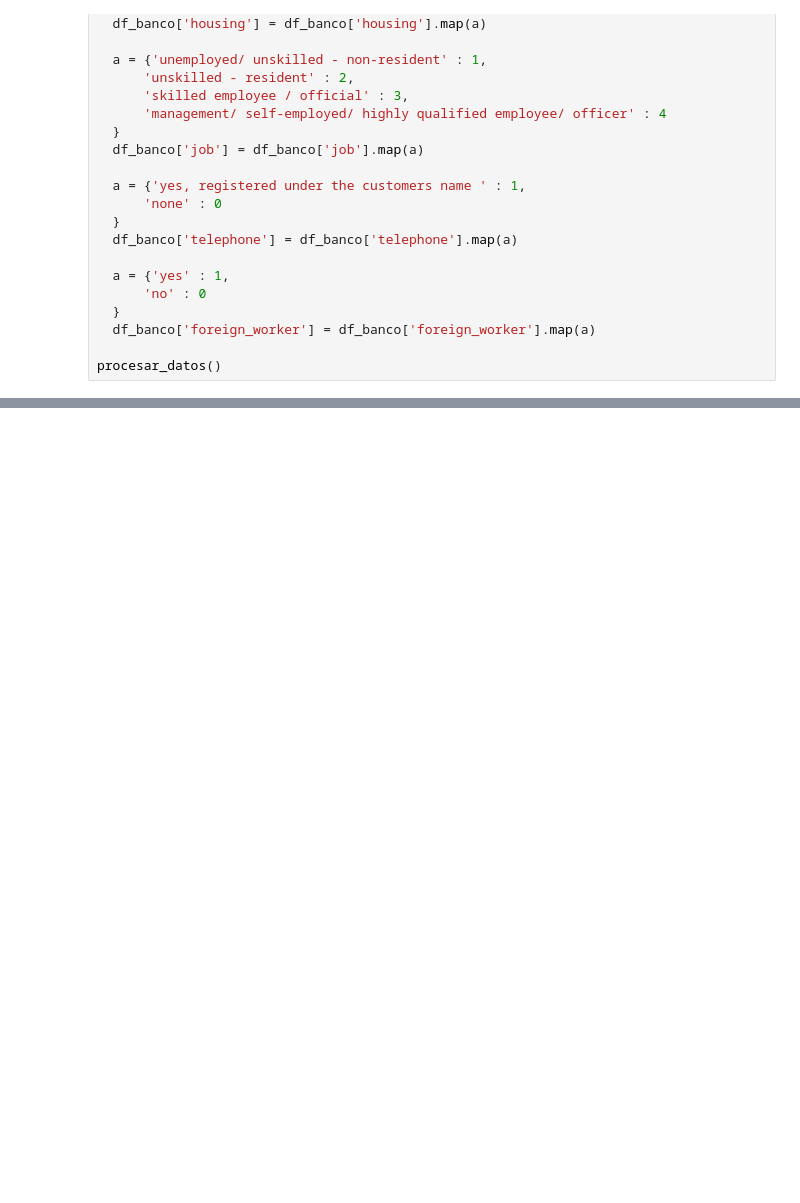
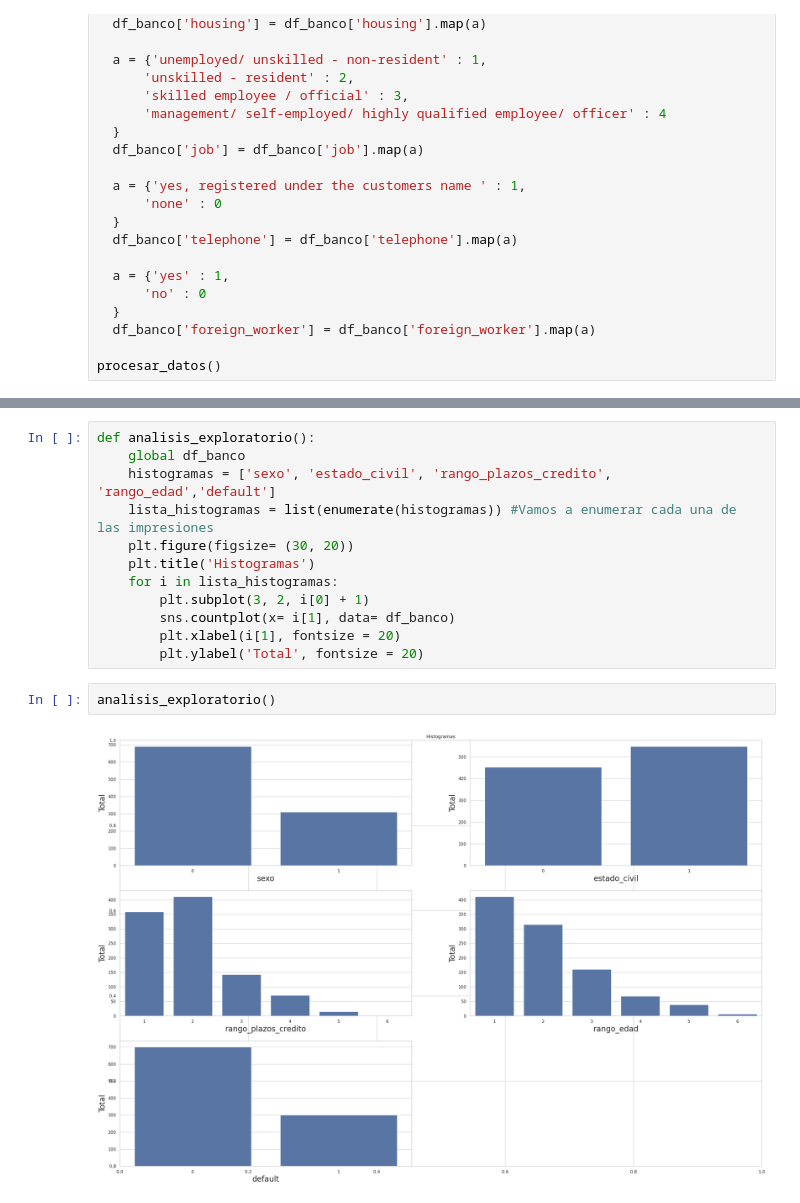
Before and after one commit to juanmarcoso/Germany_Bank, a Jupyter notebook: DataBankGerman.ipynb, the cells around one changed output, grey strips where cells are left out. Cells and saved outputs as stored; diff of their text form; blank space fills up the shorter version.

```diff
--- a/DataBankGerman.ipynb
+++ b/DataBankGerman.ipynb
@@ -232,0 +310,16 @@ df_banco.sample(3)
+# %%
+def analisis_exploratorio():
+    global df_banco
+    histogramas = ['sexo', 'estado_civil', 'rango_plazos_credito', 'rango_edad','default']
+    lista_histogramas = list(enumerate(histogramas)) #Vamos a enumerar cada una de las impresiones
+    plt.figure(figsize= (30, 20))
+    plt.title('Histogramas')
+    for i in lista_histogramas:
+        plt.subplot(3, 2, i[0] + 1)
+        sns.countplot(x= i[1], data= df_banco)
+        plt.xlabel(i[1], fontsize = 20)
+        plt.ylabel('Total', fontsize = 20)
+# %%
+analisis_exploratorio()
+# %% [output]
+[figure, added]
```
Also changed, not shown: parts of 8 cells of this notebook.
